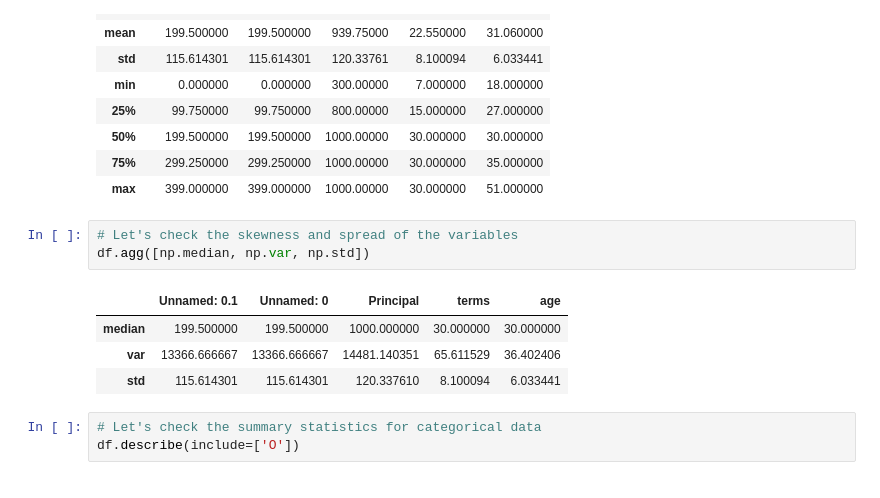
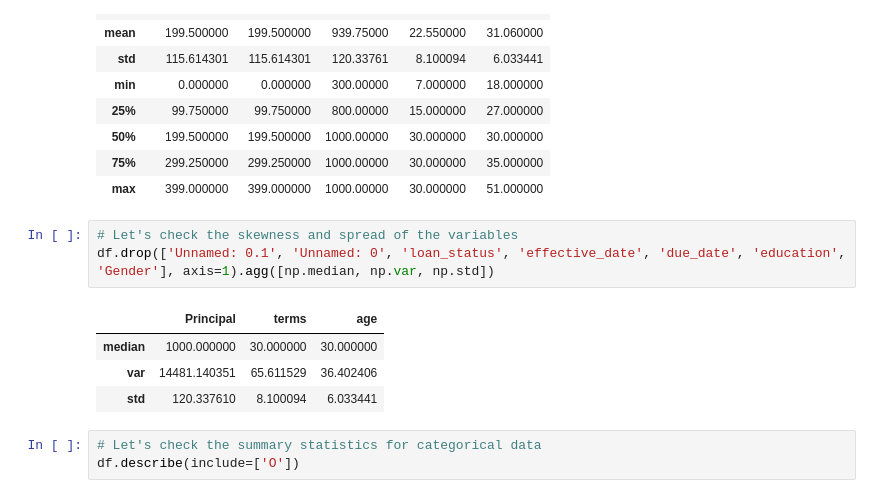
Before and after one commit to ThatPoter/Bank-Loan-Classifier, a Jupyter notebook: LoansStatusClassification(v1).ipynb, the cells around one changed output. Drawn from its saved outputs; the diff is of its cells as text.

```diff
--- a/LoansStatusClassification(v1).ipynb
+++ b/LoansStatusClassification(v1).ipynb
@@ -48,12 +48,12 @@ df.describe()
 | max | 399.000000 | 399.000000 | 1000.00000 | 30.000000 | 51.000000 |
 # %%
 # Let's check the skewness and spread of the variables
-df.agg([np.median, np.var, np.std])
+df.drop(['Unnamed: 0.1', 'Unnamed: 0', 'loan_status', 'effective_date', 'due_date', 'education', 'Gender'], axis=1).agg([np.median, np.var, np.std])
 # %% [output]
-|  | Unnamed: 0.1 | Unnamed: 0 | Principal | terms | age |
-| median | 199.500000 | 199.500000 | 1000.000000 | 30.000000 | 30.000000 |
-| var | 13366.666667 | 13366.666667 | 14481.140351 | 65.611529 | 36.402406 |
-| std | 115.614301 | 115.614301 | 120.337610 | 8.100094 | 6.033441 |
+|  | Principal | terms | age |
+| median | 1000.000000 | 30.000000 | 30.000000 |
+| var | 14481.140351 | 65.611529 | 36.402406 |
+| std | 120.337610 | 8.100094 | 6.033441 |
 # %%
 # Let's check the summary statistics for categorical data
 df.describe(include=['O'])
```
Also changed, not shown: parts of 7 cells of this notebook.
